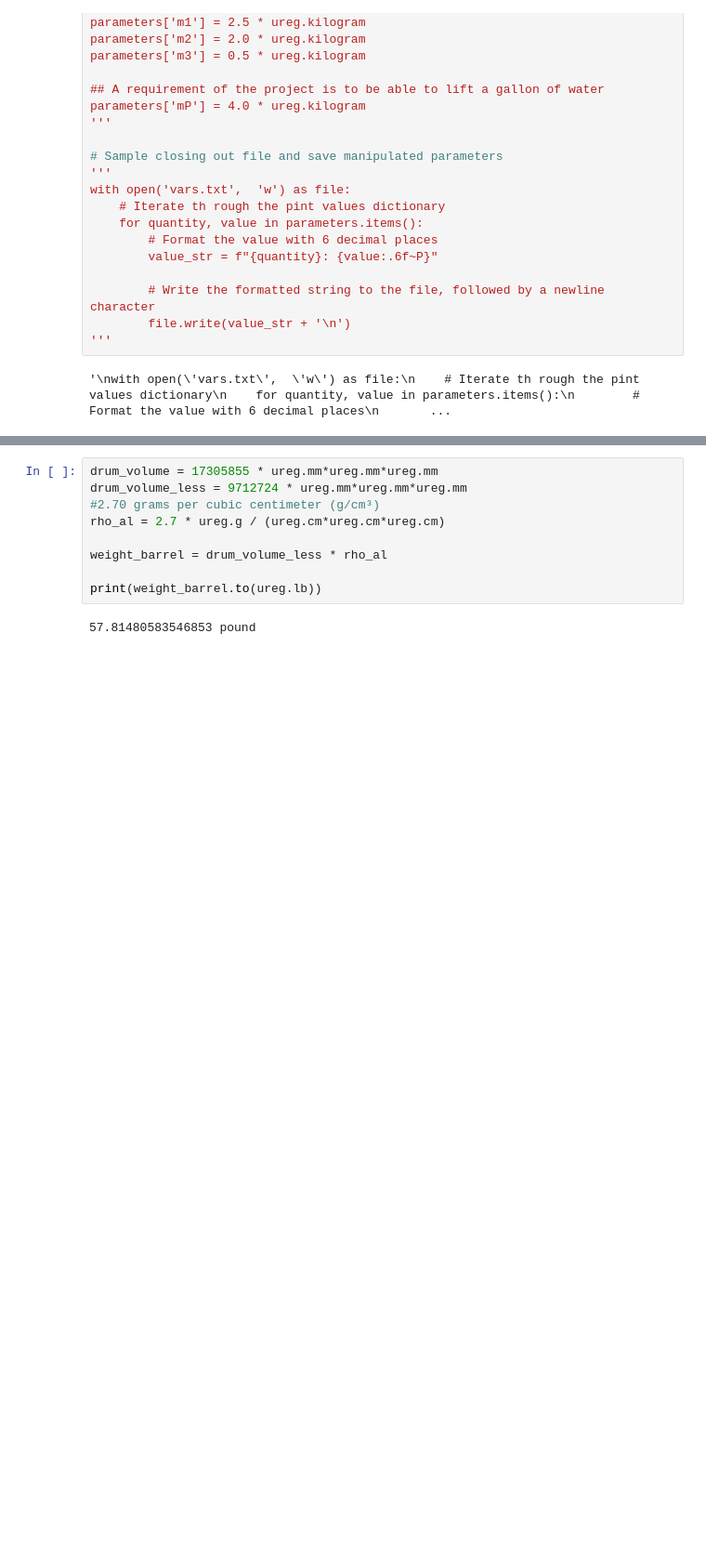
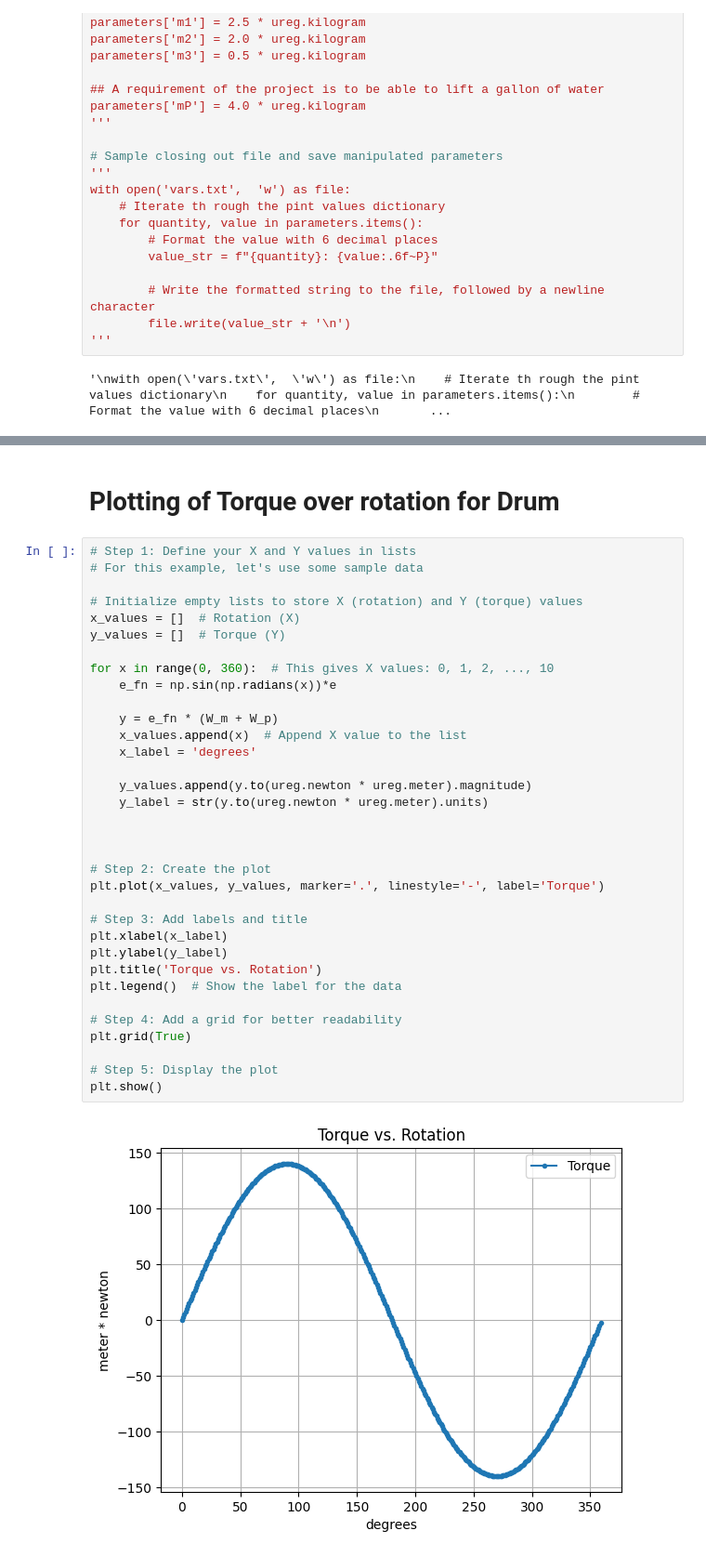
Before and after one commit to em0sh/pTumbler, a Jupyter notebook: analysis/notebook.ipynb, the cells around one changed output, grey strips where cells are left out. Shown at 93% size. Cells and saved outputs as stored; diff of their text form; blank space fills up the shorter version.

Commit message:
add torque chart to analysis

```diff
--- a/analysis/notebook.ipynb
+++ b/analysis/notebook.ipynb
@@ -152,14 +157,41 @@ required motor reduction
 print(w_s.to(ureg.rpm))
 # %% [output]
 2.0000000000000004 revolutions_per_minute
-# %%
-drum_volume = 17305855 * ureg.mm*ureg.mm*ureg.mm
-drum_volume_less = 9712724 * ureg.mm*ureg.mm*ureg.mm
-#2.70 grams per cubic centimeter (g/cm³)
-rho_al = 2.7 * ureg.g / (ureg.cm*ureg.cm*ureg.cm)
-
-weight_barrel = drum_volume_less * rho_al
-
-print(weight_barrel.to(ureg.lb))
-# %% [output]
-57.81480583546853 pound
+# %% [markdown]
+# Plotting of Torque over rotation for Drum
+# %%
+# Step 1: Define your X and Y values in lists
+# For this example, let's use some sample data
+
+# Initialize empty lists to store X (rotation) and Y (torque) values
+x_values = []  # Rotation (X)
+y_values = []  # Torque (Y)
+
+for x in range(0, 360):  # This gives X values: 0, 1, 2, ..., 10
+    e_fn = np.sin(np.radians(x))*e
+
+    y = e_fn * (W_m + W_p)
+    x_values.append(x)  # Append X value to the list
+    x_label = 'degrees'
+
+    y_values.append(y.to(ureg.newton * ureg.meter).magnitude)
+    y_label = str(y.to(ureg.newton * ureg.meter).units)
+
+
+
+# Step 2: Create the plot
+plt.plot(x_values, y_values, marker='.', linestyle='-', label='Torque')
+
+# Step 3: Add labels and title
+plt.xlabel(x_label)
+plt.ylabel(y_label)
+plt.title('Torque vs. Rotation')
+plt.legend()  # Show the label for the data
+
+# Step 4: Add a grid for better readability
+plt.grid(True)
+
+# Step 5: Display the plot
+plt.show()
+# %% [output]
+[figure, added]
```
Also changed, not shown: parts of 3 cells of this notebook.
